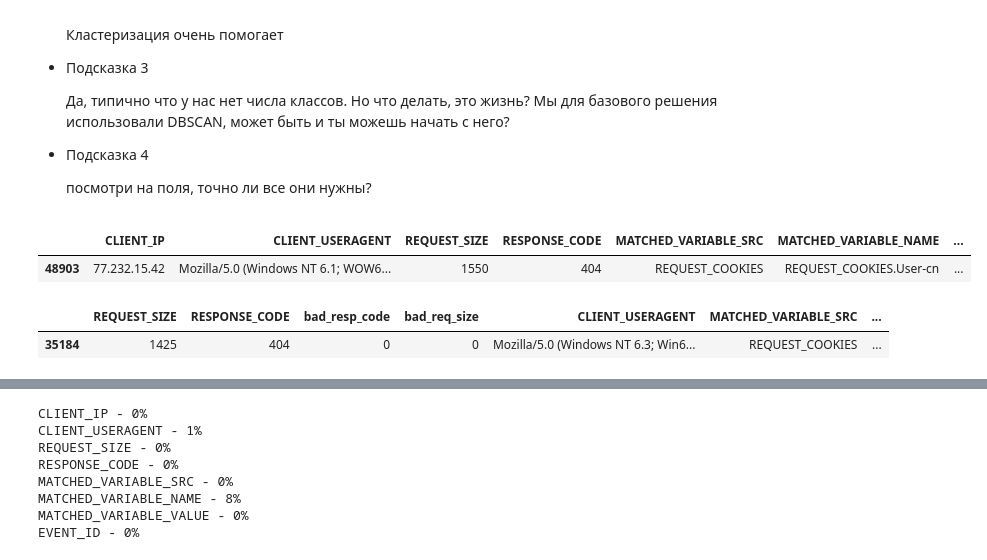
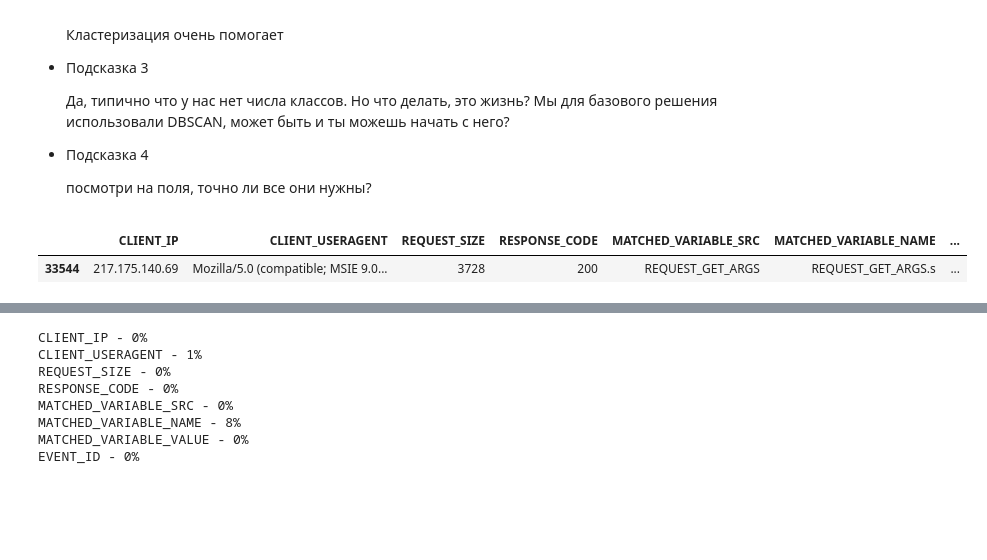
Before and after one commit to zhuravlstrogo/HarmfulHTTP, a Jupyter notebook: notebooks/feature_transform.ipynb, the cells around one changed output, grey strips where cells are left out. Saved outputs shown, nothing was run; the diff lists cells and outputs as text; code cells hidden in the pictures; blank space fills up the shorter version.

```diff
--- a/notebooks/feature_transform.ipynb
+++ b/notebooks/feature_transform.ipynb
@@ -61,9 +59,9 @@ https://heyiamsasha.notion.site/ML-PT-0bc4ce5012604ed397f040a1bdc29858
 
     посмотри на поля, точно ли все они нужны?
 # %%
-dataset = pd.read_csv('part_10.csv')
+dataset = pd.read_csv('../data/part_10.csv')
 # classified = classified_source.copy()
 dataset.sample()
 # %% [output]
 |  | CLIENT_IP | CLIENT_USERAGENT | REQUEST_SIZE | RESPONSE_CODE | MATCHED_VARIABLE_SRC | MATCHED_VARIABLE_NAME | ... |
-| 48903 | 77.232.15.42 | Mozilla/5.0 (Windows NT 6.1; WOW6... | 1550 | 404 | REQUEST_COOKIES | REQUEST_COOKIES.User-cn | ... |
+| 33544 | 217.175.140.69 | Mozilla/5.0 (compatible; MSIE 9.0... | 3728 | 200 | REQUEST_GET_ARGS | REQUEST_GET_ARGS.s | ... |
@@ -78,8 +68,3 @@ dataset = pd.concat([dataset_transformed[['REQUEST_SIZE', 'RESPONSE_CODE','bad_r
-# %%
-dataset.sample()
-# %% [output]
-|  | REQUEST_SIZE | RESPONSE_CODE | bad_resp_code | bad_req_size | CLIENT_USERAGENT | MATCHED_VARIABLE_SRC | ... |
-| 35184 | 1425 | 404 | 0 | 0 | Mozilla/5.0 (Windows NT 6.3; Win6... | REQUEST_COOKIES | ... |
 # %%
 # пропущенные значения
 colours = ['#000099', '#ffff00']
```
Also changed, not shown: parts of 23 cells of this notebook, 1 other file.
